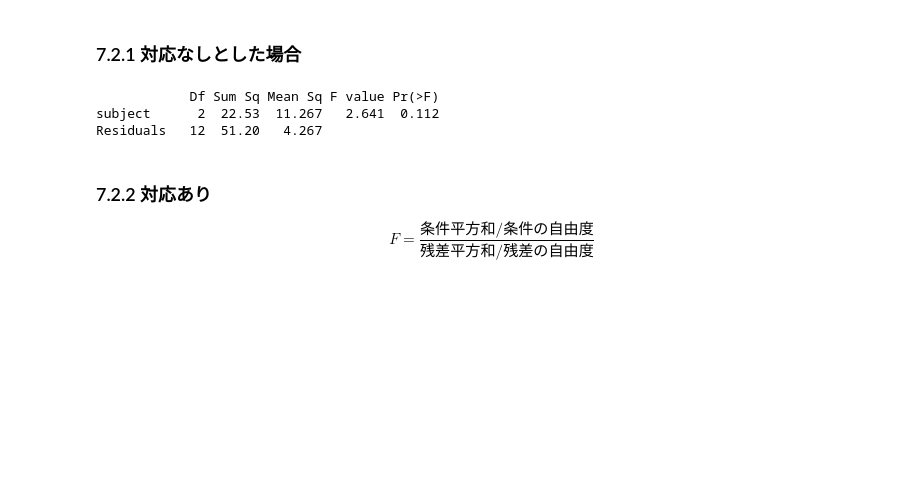
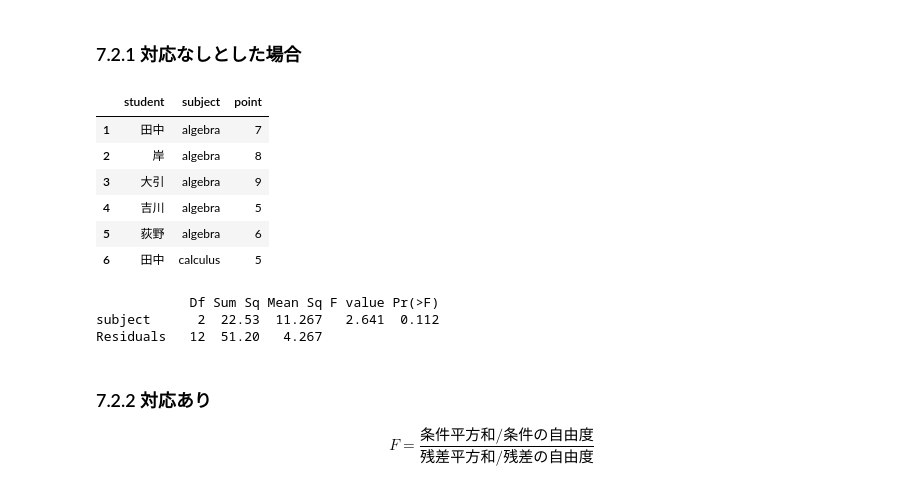
Before and after one commit to whatalnk/r-easy-stat, a Jupyter notebook: Chap07.ipynb, the cells around one changed output. Saved outputs shown, nothing was run; the diff lists cells and outputs as text; code cells hidden in the pictures; blank space fills up the shorter version.

```diff
--- a/Chap07.ipynb
+++ b/Chap07.ipynb
@@ -474,6 +413,17 @@ Classes ‘tbl_df’, ‘tbl’ and 'data.frame':       5 obs. of  4 variables:
  $ probability: int  8 6 7 2 5
 # %% [markdown]
 ### 7.2.1 対応なしとした場合
+# %%
+d2 %>>%
+    gather(subject, point , -student) %>>% head()
+# %% [output]
+|  | student | subject | point |
+| 1 | 田中 | algebra | 7 |
+| 2 | 岸 | algebra | 8 |
+| 3 | 大引 | algebra | 9 |
+| 4 | 吉川 | algebra | 5 |
+| 5 | 荻野 | algebra | 6 |
+| 6 | 田中 | calculus | 5 |
 # %%
 d2 %>>%
     gather(subject, point , -student) %>>%
```
Also changed, not shown: parts of 38 cells of this notebook.
